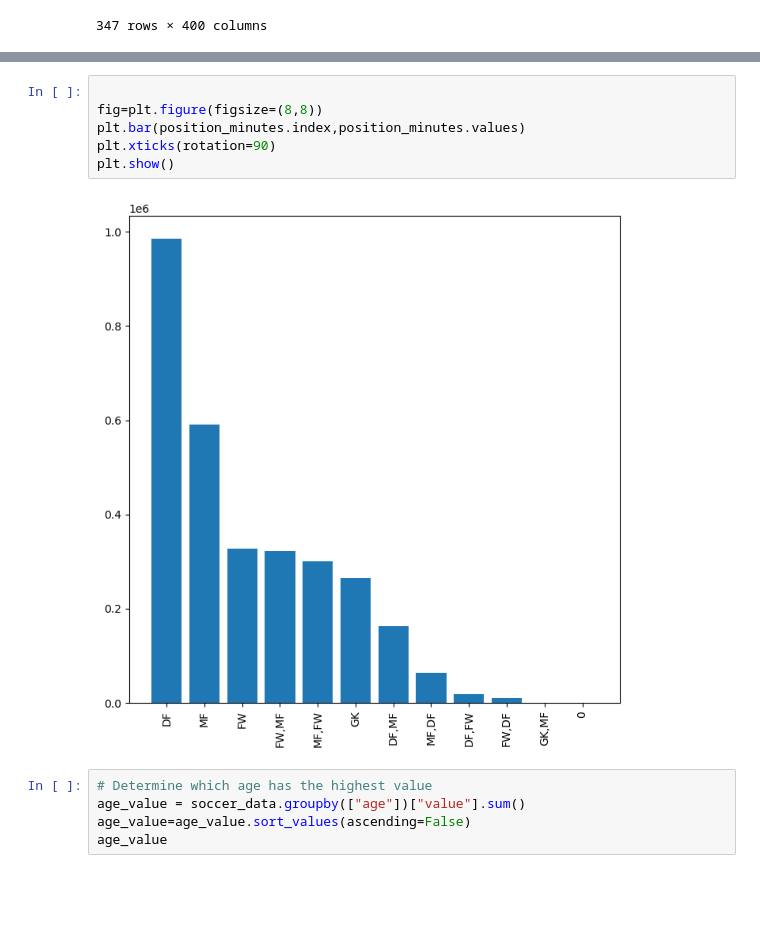
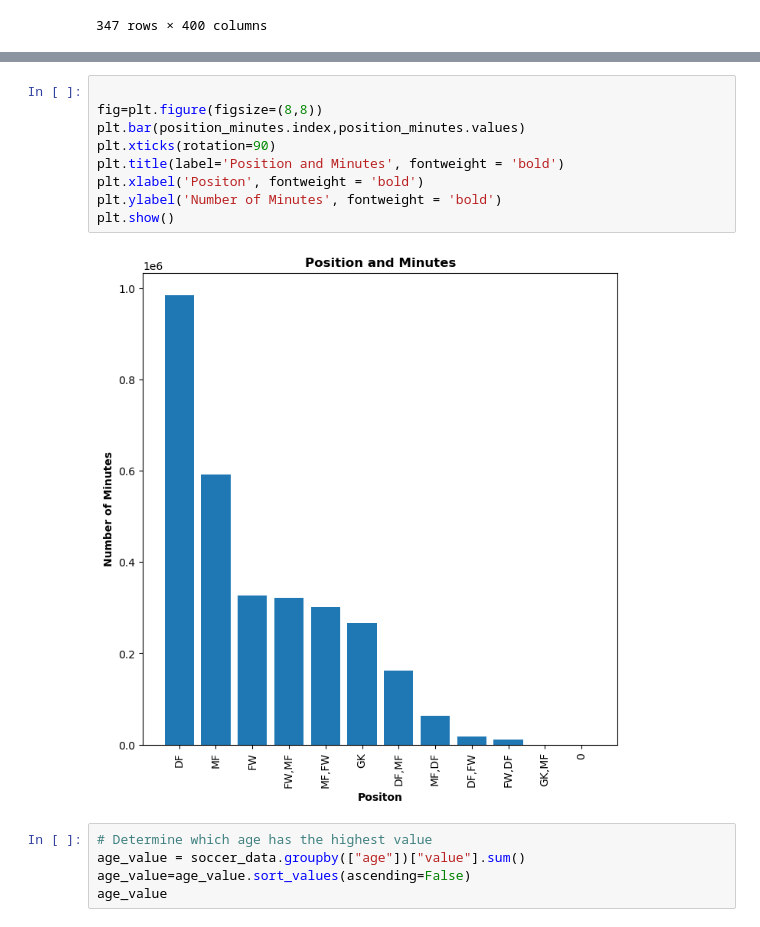
Before and after one commit to RockyOwens/Project1, a Jupyter notebook: SoccerPlayerAnalysis.ipynb, the cells around one changed output, grey strips where cells are left out. Cells and saved outputs as stored; diff of their text form; blank space fills up the shorter version.

```diff
--- a/SoccerPlayerAnalysis.ipynb
+++ b/SoccerPlayerAnalysis.ipynb
@@ -143,11 +148,14 @@ Name: minutes, dtype: int64
 # %%
 
 fig=plt.figure(figsize=(8,8))
 plt.bar(position_minutes.index,position_minutes.values)
 plt.xticks(rotation=90)
+plt.title(label='Position and Minutes', fontweight = 'bold')
+plt.xlabel('Positon', fontweight = 'bold')
+plt.ylabel('Number of Minutes', fontweight = 'bold')
 plt.show()
 # %% [output]
-[figure, old version]
+[figure, new version]
 # %%
 # Determine which age has the highest value
 age_value = soccer_data.groupby(["age"])["value"].sum()
```
Also changed, not shown: parts of 3 cells of this notebook.
